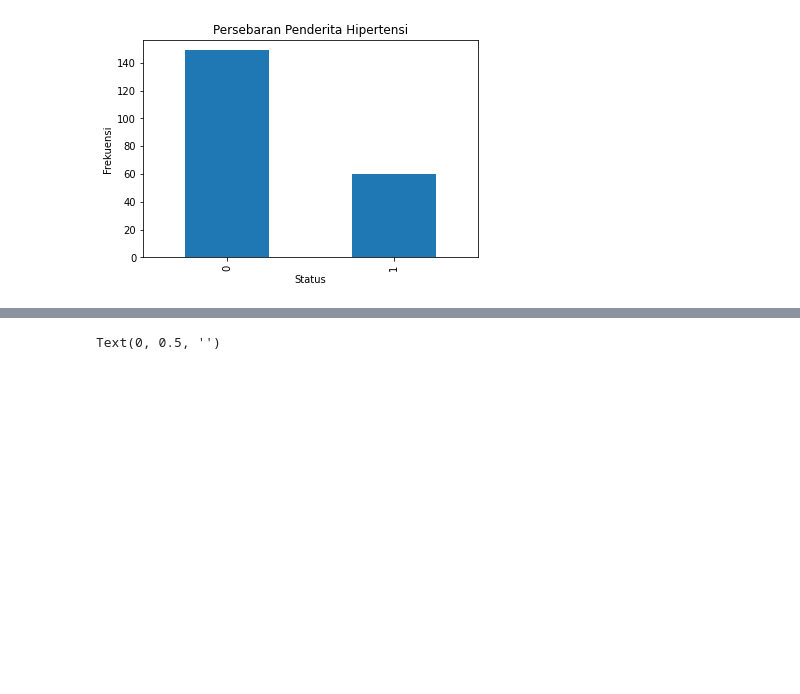
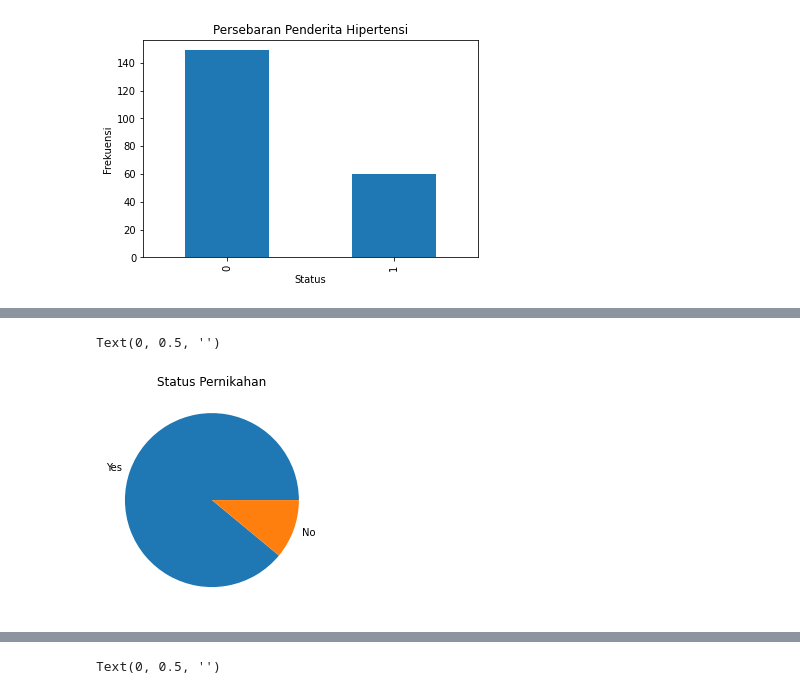
Before and after one commit to yukiao/Pengantar-Penambangan-Data, a Jupyter notebook: Silverius Sony Lembang-H071191002.ipynb, the cells around one changed output, grey strips where cells are left out. Cells and saved outputs as stored; diff of their text form; code cells hidden in the pictures; blank space fills up the shorter version.

```diff
--- a/Silverius_Sony_Lembang_H071191002.ipynb
+++ b/Silverius Sony Lembang-H071191002.ipynb
@@ -119,0 +94,6 @@ df_stroke_disease['hypertension'].value_counts().plot(kind="bar", xlabel="Status
+# %%
+ax = df_stroke_disease['ever_married'].value_counts().plot(kind="pie", title="Status Pernikahan")
+ax.set_ylabel("")
+# %% [output]
+Text(0, 0.5, '')
+[figure, added]
```
Also changed, not shown: parts of 13 cells of this notebook.
